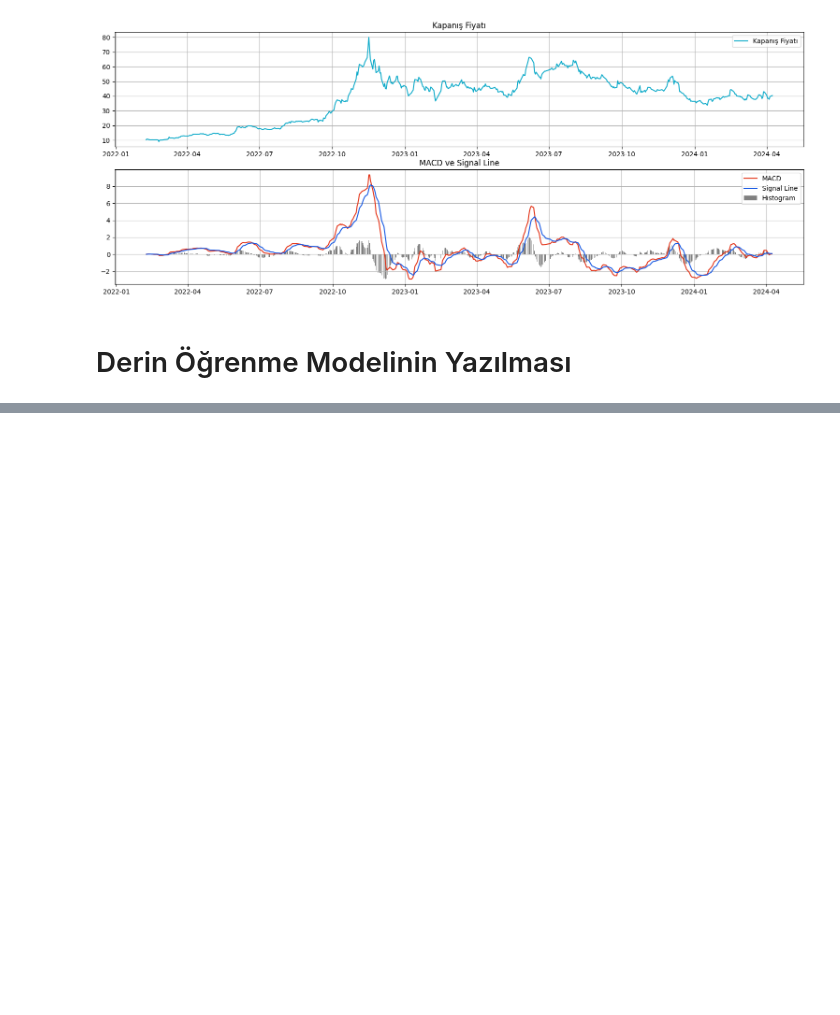
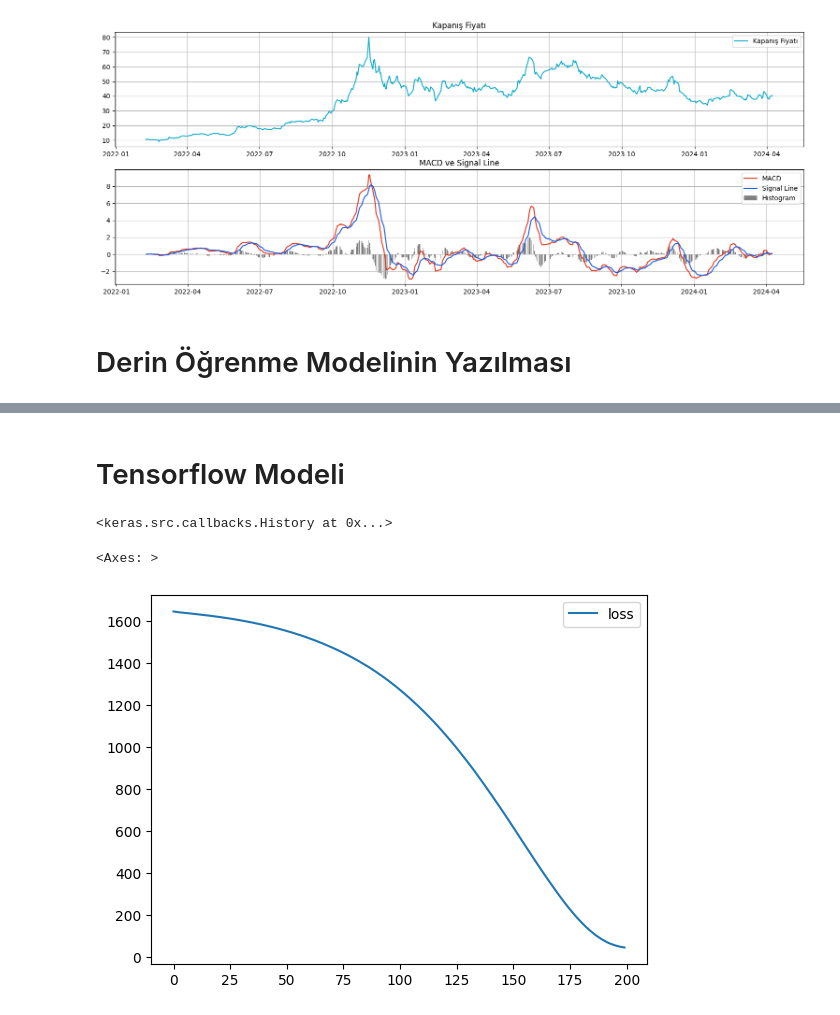
Before and after one commit to Efe-Eroglu/Hisse_Fiyat_Tahmini, a Jupyter notebook: Hisse_Fiyat_Tahmin.ipynb, the cells around one changed output, grey strips where cells are left out. Saved outputs shown, nothing was run; the diff lists cells and outputs as text; code cells hidden in the pictures; blank space fills up the shorter version.

Commit message:
Model Kaybı

```diff
--- a/Hisse_Fiyat_Tahmin.ipynb
+++ b/Hisse_Fiyat_Tahmin.ipynb
@@ -468,0 +418,33 @@ array([[40.027603]], dtype=float32)
+# %%
+from sklearn.preprocessing import MinMaxScaler
+scaler = MinMaxScaler()
+
+x_train = scaler.fit_transform(x_train)
+# %% [markdown]
+# Tensorflow Modeli
+# %%
+from tensorflow.keras.models import Sequential
+from tensorflow.keras.layers import Dense
+
+model = Sequential()
+model.add(Dense(4,activation="relu"))
+model.add(Dense(4,activation="relu"))
+model.add(Dense(4,activation="relu"))
+model.add(Dense(4,activation="relu"))
+model.add(Dense(4,activation="relu"))
+model.add(Dense(4,activation="relu"))
+model.add(Dense(4,activation="relu"))
+model.add(Dense(1))
+
+model.compile(optimizer="rmsprop", loss="mse")
+# %%
+model.fit(x=x_train, y=y_train, batch_size=250 ,epochs=200, verbose=0)
+# %% [output]
+<keras.src.callbacks.History at 0x...>
+# %%
+kayipVeri = pd.DataFrame(model.history.history)
+# %%
+kayipVeri.plot()
+# %% [output]
+<Axes: >
+[figure, added]
```
Also changed, not shown: parts of 10 cells of this notebook.
